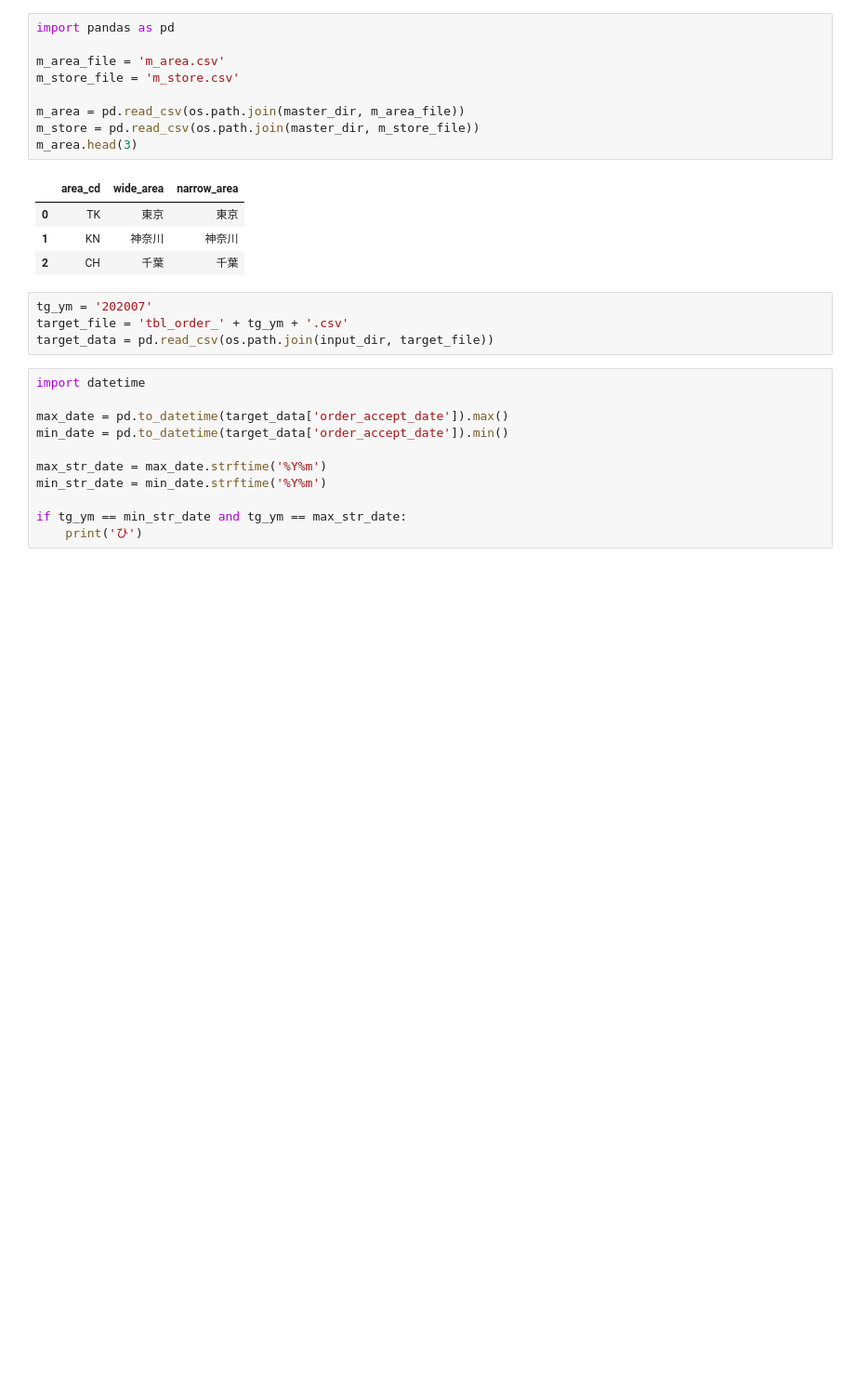
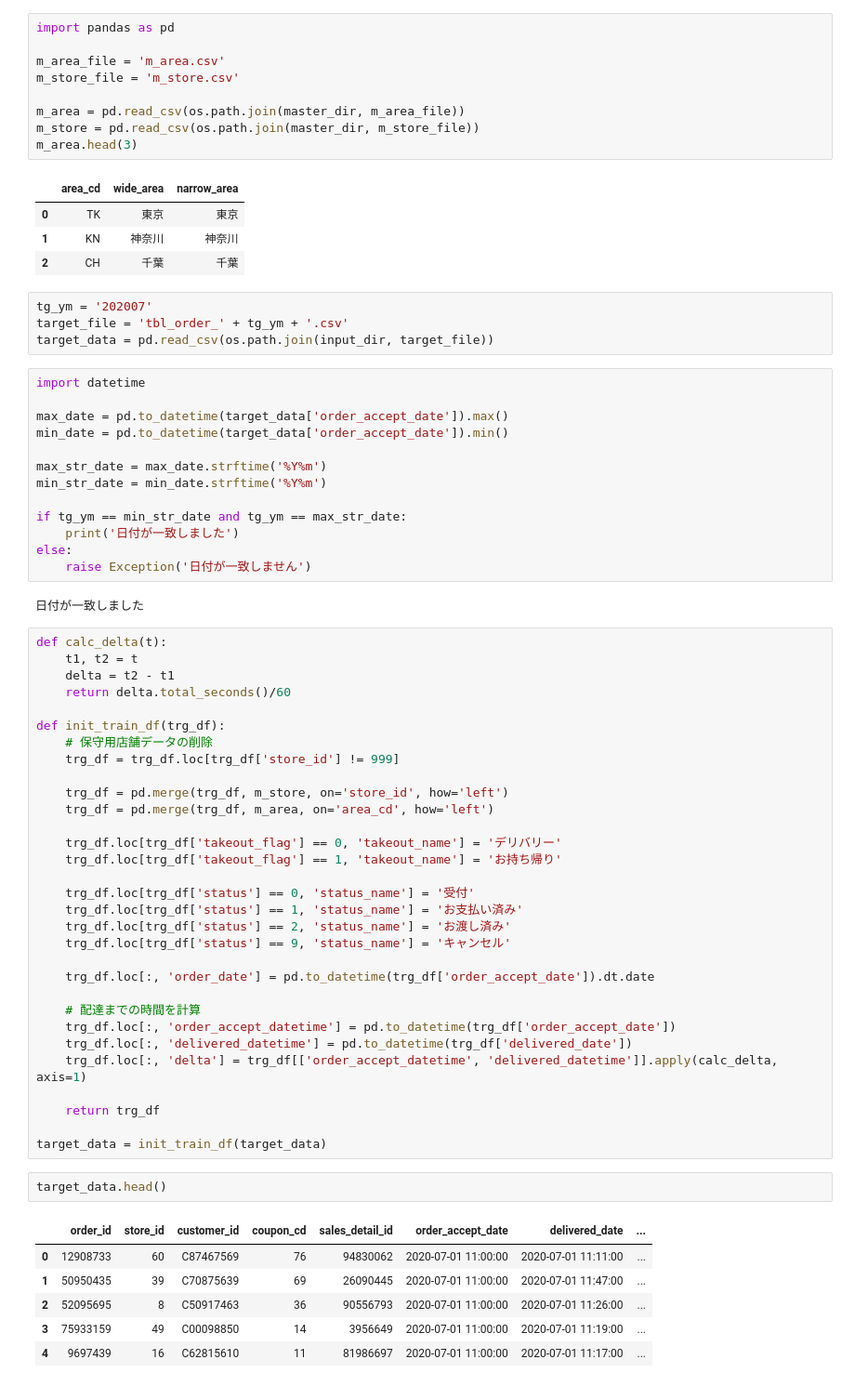
Before and after one commit to YutoTakaki0626/Machine-learning-100, a Jupyter notebook: ch5/main.ipynb, the cells around one changed output. Shown at 93% size. Cells and saved outputs as stored; diff of their text form; blank space fills up the shorter version.

```diff
--- a/ch5/main.ipynb
+++ b/ch5/main.ipynb
@@ -44,4 +47,48 @@ max_str_date = max_date.strftime('%Y%m')
 min_str_date = min_date.strftime('%Y%m')
 
 if tg_ym == min_str_date and tg_ym == max_str_date:
-    print('ひ')
+    print('日付が一致しました')
+else:
+    raise Exception('日付が一致しません')
+# %% [output]
+日付が一致しました
+# %%
+def calc_delta(t):
+    t1, t2 = t
+    delta = t2 - t1
+    return delta.total_seconds()/60
+
+def init_train_df(trg_df):
+    # 保守用店舗データの削除
+    trg_df = trg_df.loc[trg_df['store_id'] != 999]
+
+    trg_df = pd.merge(trg_df, m_store, on='store_id', how='left')
+    trg_df = pd.merge(trg_df, m_area, on='area_cd', how='left')
+
+    trg_df.loc[trg_df['takeout_flag'] == 0, 'takeout_name'] = 'デリバリー'
+    trg_df.loc[trg_df['takeout_flag'] == 1, 'takeout_name'] = 'お持ち帰り'
+
+    trg_df.loc[trg_df['status'] == 0, 'status_name'] = '受付'
+    trg_df.loc[trg_df['status'] == 1, 'status_name'] = 'お支払い済み'
+    trg_df.loc[trg_df['status'] == 2, 'status_name'] = 'お渡し済み'
+    trg_df.loc[trg_df['status'] == 9, 'status_name'] = 'キャンセル'
+
+    trg_df.loc[:, 'order_date'] = pd.to_datetime(trg_df['order_accept_date']).dt.date
+
+    # 配達までの時間を計算
+    trg_df.loc[:, 'order_accept_datetime'] = pd.to_datetime(trg_df['order_accept_date'])
+    trg_df.loc[:, 'delivered_datetime'] = pd.to_datetime(trg_df['delivered_date'])
+    trg_df.loc[:, 'delta'] = trg_df[['order_accept_datetime', 'delivered_datetime']].apply(calc_delta, axis=1)
+
+    return trg_df
+
+target_data = init_train_df(target_data)
+# %%
+target_data.head()
+# %% [output]
+|  | order_id | store_id | customer_id | coupon_cd | sales_detail_id | order_accept_date | delivered_date | ... |
+| 0 | 12908733 | 60 | C87467569 | 76 | 94830062 | 2020-07-01 11:00:00 | 2020-07-01 11:11:00 | ... |
+| 1 | 50950435 | 39 | C70875639 | 69 | 26090445 | 2020-07-01 11:00:00 | 2020-07-01 11:47:00 | ... |
+| 2 | 52095695 | 8 | C50917463 | 36 | 90556793 | 2020-07-01 11:00:00 | 2020-07-01 11:26:00 | ... |
+| 3 | 75933159 | 49 | C00098850 | 14 | 3956649 | 2020-07-01 11:00:00 | 2020-07-01 11:19:00 | ... |
+| 4 | 9697439 | 16 | C62815610 | 11 | 81986697 | 2020-07-01 11:00:00 | 2020-07-01 11:17:00 | ... |
```
Also changed, not shown: parts of 26 cells of this notebook, 5 other files.
